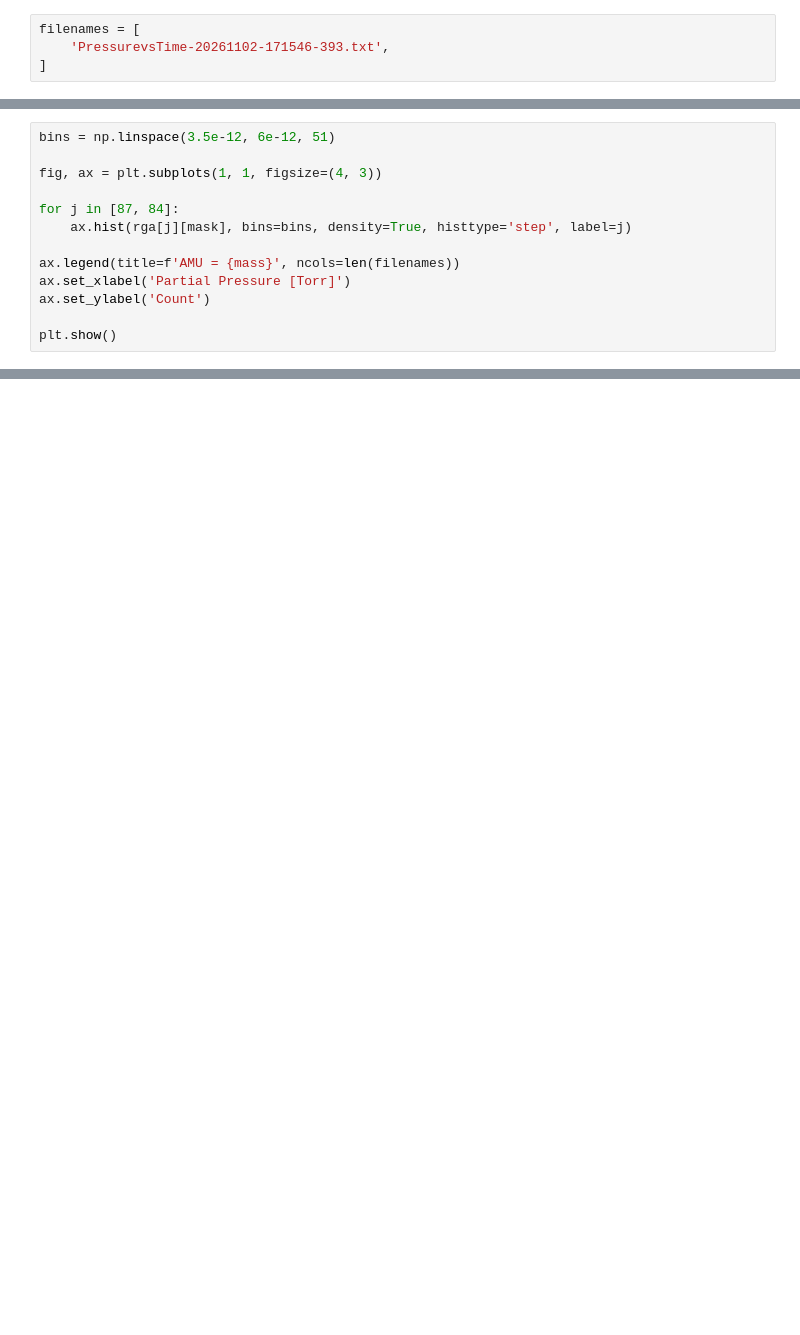
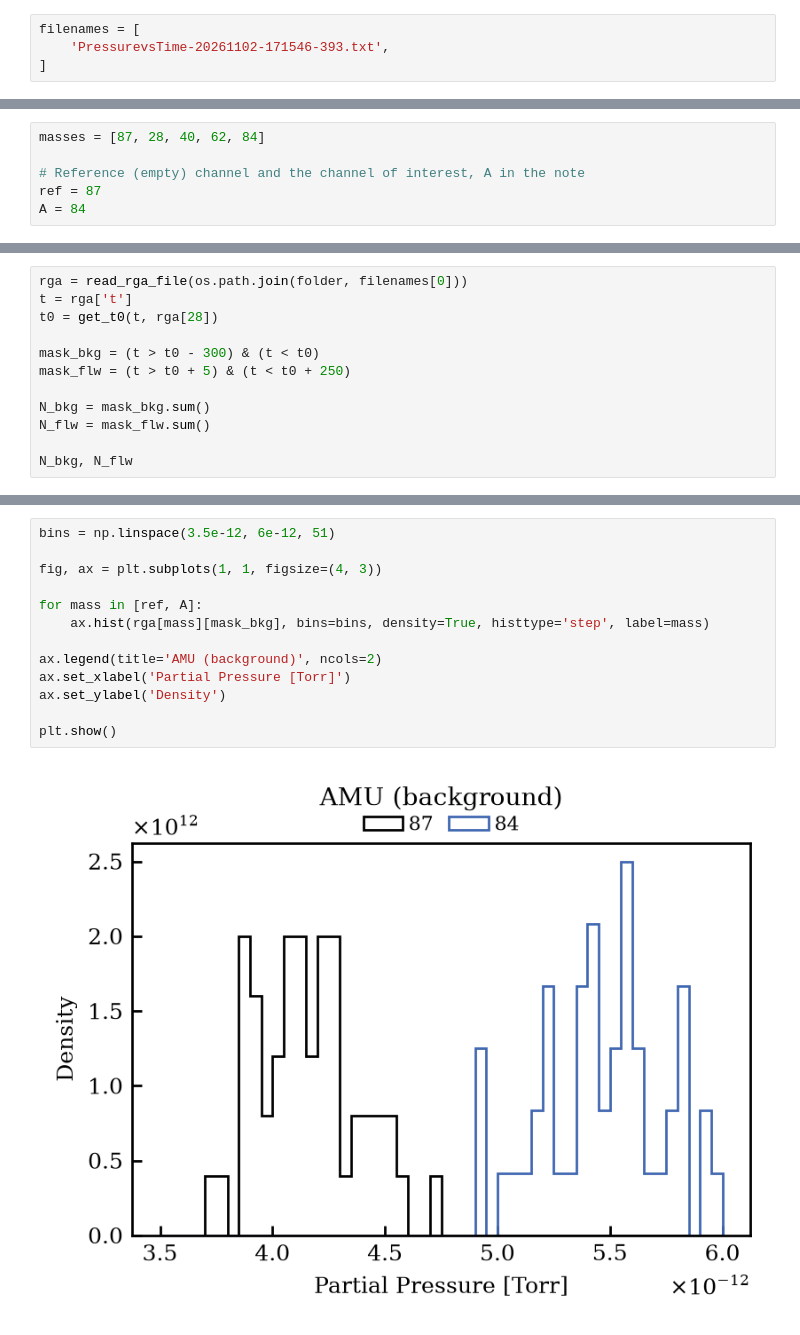
Before and after one commit to dachengx/rga-etl, a Jupyter notebook: sensitivity.ipynb, the cells around one changed output, grey strips where cells are left out. Cells and saved outputs as stored; diff of their text form; blank space fills up the shorter version.

Commit message:
Make notebook match the note

```diff
--- a/sensitivity.ipynb
+++ b/sensitivity.ipynb
@@ -53,13 +23,0 @@ mask &= rga['t'] > t0 - 300
-# %%
-bins = np.linspace(3.5e-12, 6e-12, 51)
-
-fig, ax = plt.subplots(1, 1, figsize=(4, 3))
-
-for j in [87, 84]:
-    ax.hist(rga[j][mask], bins=bins, density=True, histtype='step', label=j)
-
-ax.legend(title=f'AMU = {mass}', ncols=len(filenames))
-ax.set_xlabel('Partial Pressure [Torr]')
-ax.set_ylabel('Count')
-
-plt.show()
@@ -151,0 +24,6 @@ plt.show()
+# %%
+masses = [87, 28, 40, 62, 84]
+
+# Reference (empty) channel and the channel of interest, A in the note
+ref = 87
+A = 84
@@ -151,0 +55,12 @@ plt.show()
+# %%
+rga = read_rga_file(os.path.join(folder, filenames[0]))
+t = rga['t']
+t0 = get_t0(t, rga[28])
+
+mask_bkg = (t > t0 - 300) & (t < t0)
+mask_flw = (t > t0 + 5) & (t < t0 + 250)
+
+N_bkg = mask_bkg.sum()
+N_flw = mask_flw.sum()
+
+N_bkg, N_flw
@@ -151,0 +82,15 @@ plt.show()
+# %%
+bins = np.linspace(3.5e-12, 6e-12, 51)
+
+fig, ax = plt.subplots(1, 1, figsize=(4, 3))
+
+for mass in [ref, A]:
+    ax.hist(rga[mass][mask_bkg], bins=bins, density=True, histtype='step', label=mass)
+
+ax.legend(title='AMU (background)', ncols=2)
+ax.set_xlabel('Partial Pressure [Torr]')
+ax.set_ylabel('Density')
+
+plt.show()
+# %% [output]
+[figure, added]
```
Also changed, not shown: parts of 42 cells of this notebook.
